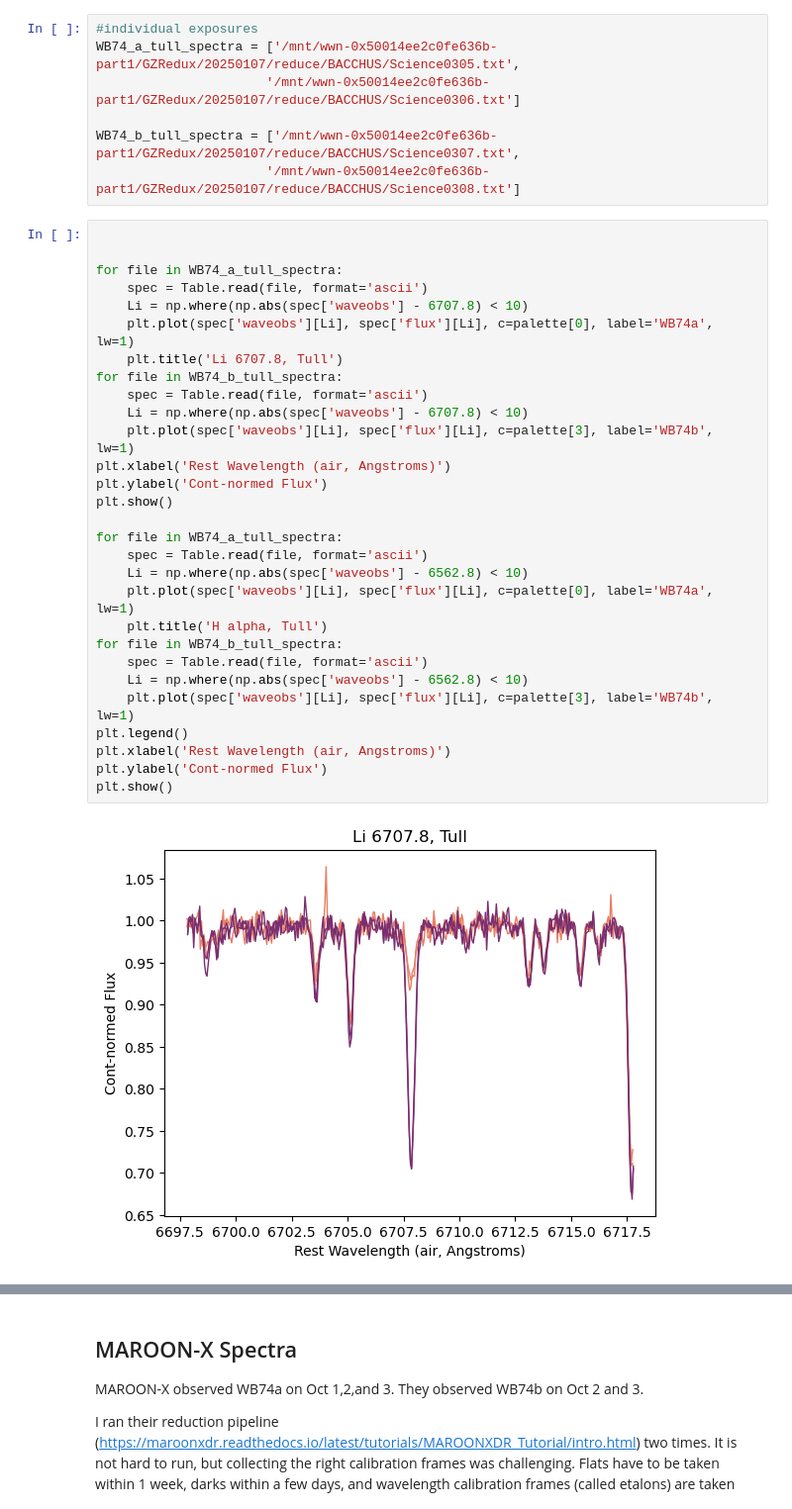
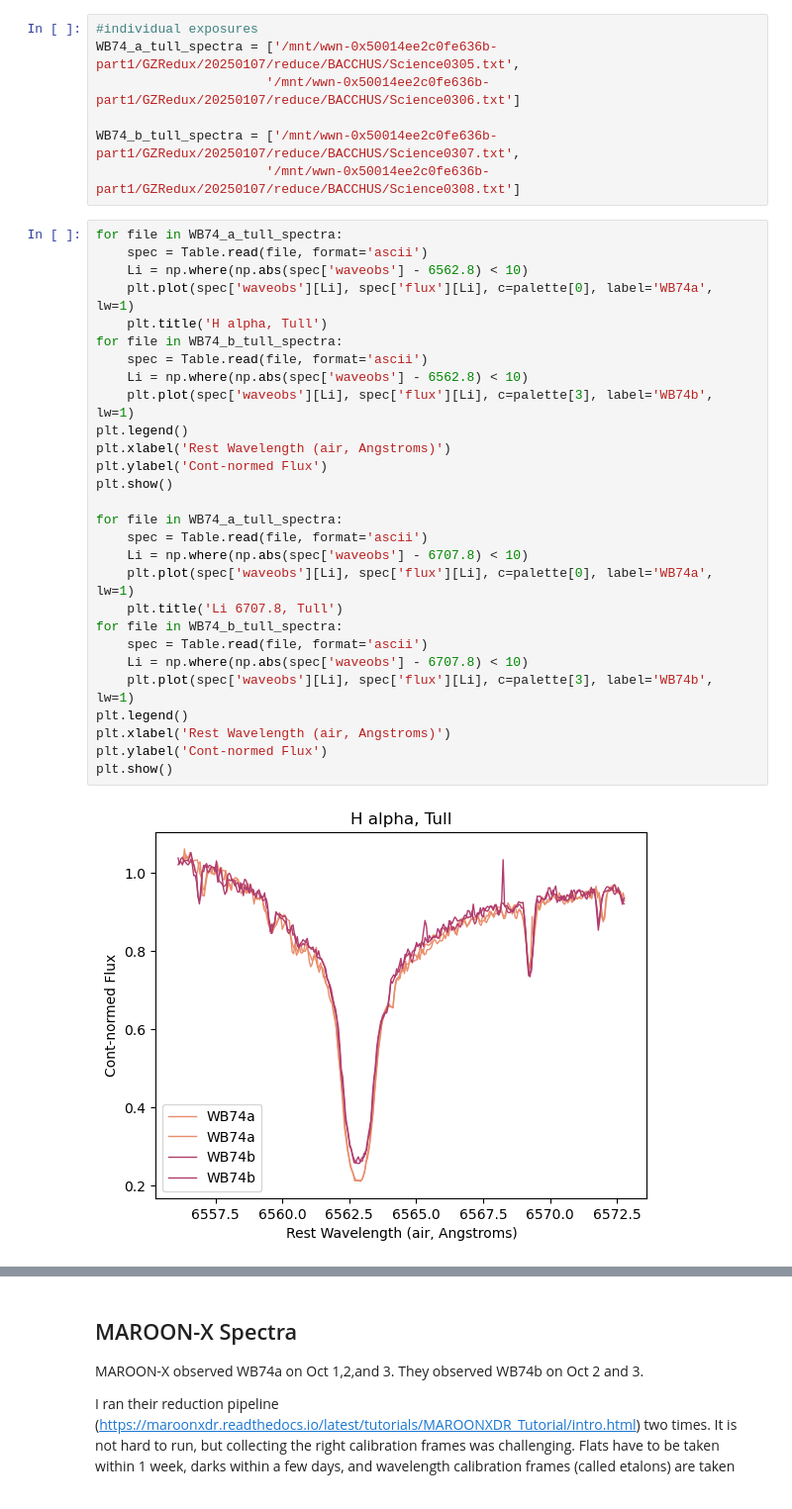
Before and after one commit to catherine-manea/WB74, a Jupyter notebook: reinvestigation.ipynb, the cells around one changed output, grey strips where cells are left out. Shown at 99% size. Cells and saved outputs as stored; diff of their text form.

```diff
--- a/reinvestigation.ipynb
+++ b/reinvestigation.ipynb
@@ -26,33 +26,32 @@ WB74_a_tull_spectra = ['/mnt/wwn-0x50014ee2c0fe636b-part1/GZRedux/20250107/reduc
 WB74_b_tull_spectra = ['/mnt/wwn-0x50014ee2c0fe636b-part1/GZRedux/20250107/reduce/BACCHUS/Science0307.txt',
                       '/mnt/wwn-0x50014ee2c0fe636b-part1/GZRedux/20250107/reduce/BACCHUS/Science0308.txt']
 # %%
-
-
-for file in WB74_a_tull_spectra:
-    spec = Table.read(file, format='ascii')
-    Li = np.where(np.abs(spec['waveobs'] - 6707.8) < 10)
-    plt.plot(spec['waveobs'][Li], spec['flux'][Li], c=palette[0], label='WB74a', lw=1)
-    plt.title('Li 6707.8, Tull')
-for file in WB74_b_tull_spectra:
-    spec = Table.read(file, format='ascii')
-    Li = np.where(np.abs(spec['waveobs'] - 6707.8) < 10)
-    plt.plot(spec['waveobs'][Li], spec['flux'][Li], c=palette[3], label='WB74b', lw=1)
-plt.xlabel('Rest Wavelength (air, Angstroms)')
-plt.ylabel('Cont-normed Flux')
-plt.show()
-
 for file in WB74_a_tull_spectra:
     spec = Table.read(file, format='ascii')
     Li = np.where(np.abs(spec['waveobs'] - 6562.8) < 10)
     plt.plot(spec['waveobs'][Li], spec['flux'][Li], c=palette[0], label='WB74a', lw=1)
     plt.title('H alpha, Tull')
 for file in WB74_b_tull_spectra:
     spec = Table.read(file, format='ascii')
     Li = np.where(np.abs(spec['waveobs'] - 6562.8) < 10)
     plt.plot(spec['waveobs'][Li], spec['flux'][Li], c=palette[3], label='WB74b', lw=1)
 plt.legend()
 plt.xlabel('Rest Wavelength (air, Angstroms)')
 plt.ylabel('Cont-normed Flux')
 plt.show()
+
+for file in WB74_a_tull_spectra:
+    spec = Table.read(file, format='ascii')
+    Li = np.where(np.abs(spec['waveobs'] - 6707.8) < 10)
+    plt.plot(spec['waveobs'][Li], spec['flux'][Li], c=palette[0], label='WB74a', lw=1)
+    plt.title('Li 6707.8, Tull')
+for file in WB74_b_tull_spectra:
+    spec = Table.read(file, format='ascii')
+    Li = np.where(np.abs(spec['waveobs'] - 6707.8) < 10)
+    plt.plot(spec['waveobs'][Li], spec['flux'][Li], c=palette[3], label='WB74b', lw=1)
+plt.legend()
+plt.xlabel('Rest Wavelength (air, Angstroms)')
+plt.ylabel('Cont-normed Flux')
+plt.show()
 # %% [output]
-[figure, old version]
+[figure, new version]
```
Also changed, not shown: parts of 3 cells of this notebook.
